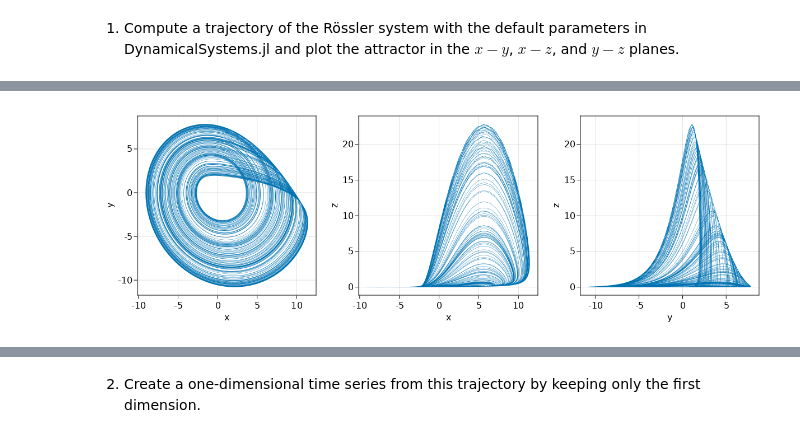
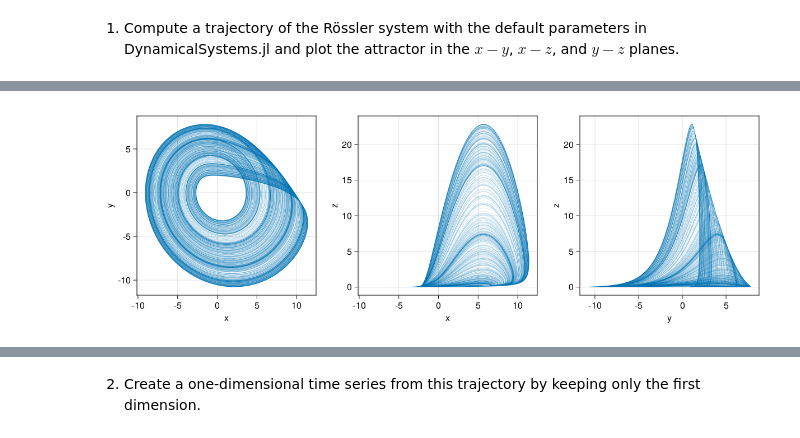
Before and after one commit to TUM-PIK-ESM/TUM-Dynamics-Lecture, a Jupyter notebook: exercises/exercise-6/exercise6_solutions.ipynb, the cells around one changed output, grey strips where cells are left out. Cells and saved outputs as stored; diff of their text form; code cells hidden in the pictures.

```diff
--- a/exercises/exercise-6/exercise6_solutions.ipynb
+++ b/exercises/exercise-6/exercise6_solutions.ipynb
@@ -9,4 +38,4 @@ using DynamicalSystems, CairoMakie
 # %%
 ds = Systems.roessler()
-Δt = 0.05
-tr = trajectory(ds, 1000.0; Ttr = 100.0, Δt)
+Δt = 0.01
+tr = trajectory(ds, 5000.0; Ttr = 100.0, Δt);
@@ -31,8 +42,8 @@ tr = trajectory(ds, 1000.0; Ttr = 100.0, Δt)
 # %%
 fig = Figure(resolution = (1200, 400))
-lines!(Axis(fig[1, 1], xlabel = "x", ylabel = "y"), tr[:, 1], tr[:, 2], linewidth=0.4)
-lines!(Axis(fig[1, 2], xlabel = "x", ylabel = "z"), tr[:, 1], tr[:, 3], linewidth=0.4)
-lines!(Axis(fig[1, 3], xlabel = "y", ylabel = "z"), tr[:, 2], tr[:, 3], linewidth=0.4)
+lines!(Axis(fig[1, 1], xlabel = "x", ylabel = "y"), tr[:, 1], tr[:, 2], linewidth=0.1)
+lines!(Axis(fig[1, 2], xlabel = "x", ylabel = "z"), tr[:, 1], tr[:, 3], linewidth=0.1)
+lines!(Axis(fig[1, 3], xlabel = "y", ylabel = "z"), tr[:, 2], tr[:, 3], linewidth=0.1)
 fig
 # %% [output]
-[figure, old version]
+[figure, new version]
```
Also changed, not shown: parts of 43 cells of this notebook, 3 other files.
